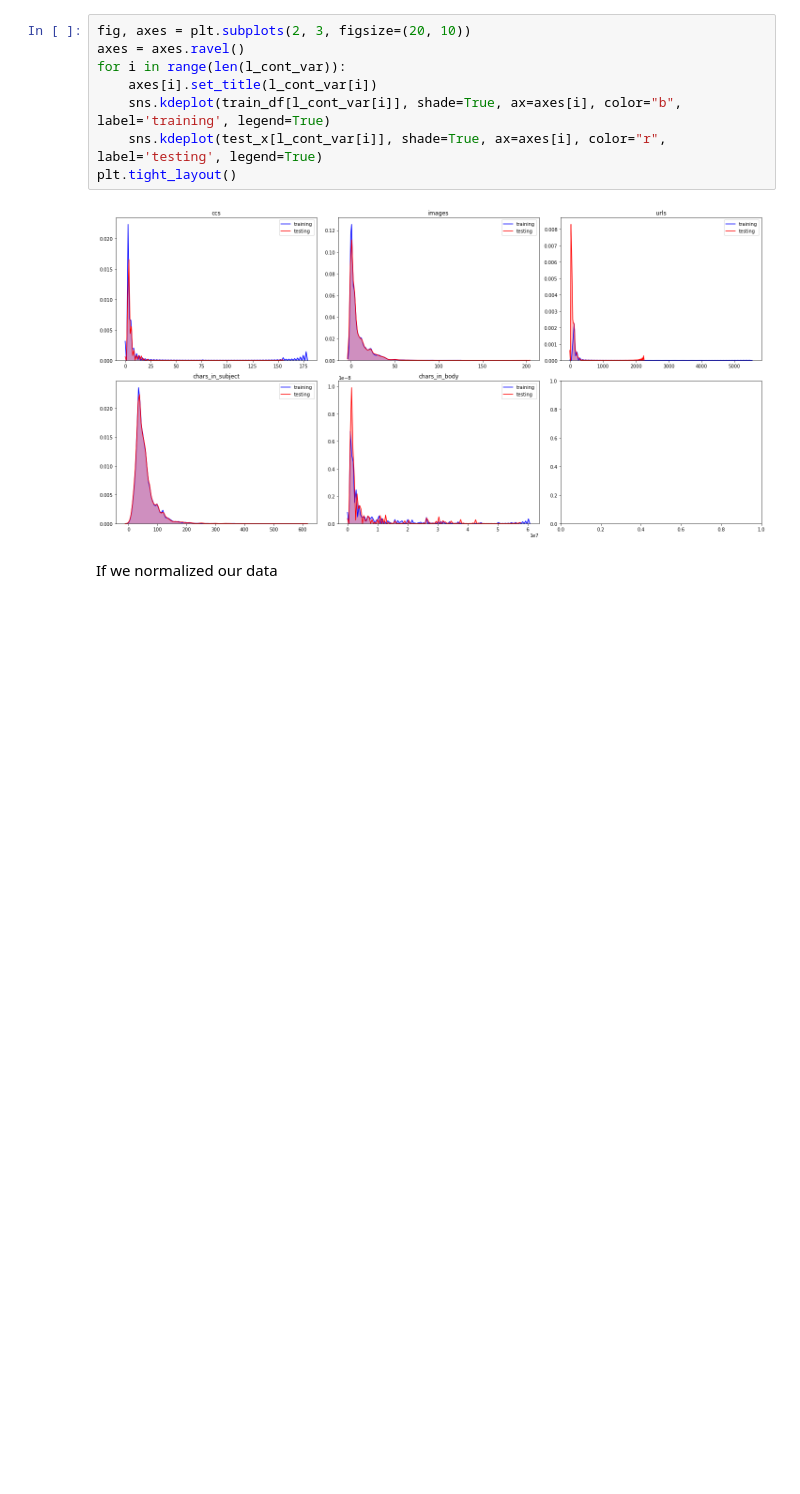
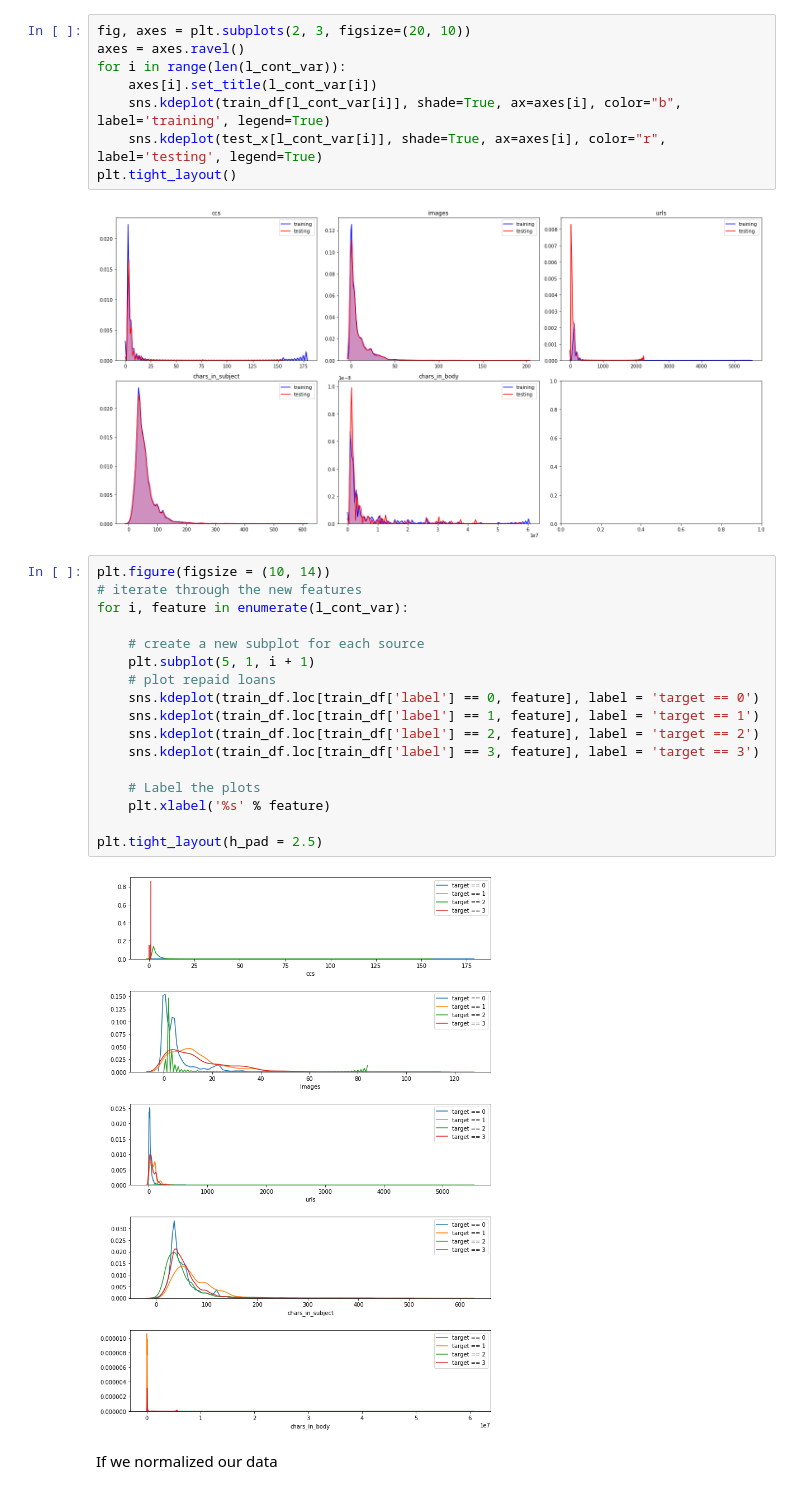
Before and after one commit to AntOhl/KaggleCompetition_MailClassificationChallenge, a Jupyter notebook: kaggle_ao_2.ipynb, the cells around one changed output. Drawn from its saved outputs; the diff is of its cells as text; blank space fills up the shorter version.

```diff
--- a/kaggle_ao_2.ipynb
+++ b/kaggle_ao_2.ipynb
@@ -241,6 +270,25 @@ for i in range(len(l_cont_var)):
 plt.tight_layout()
 # %% [output]
 [figure]
+# %%
+plt.figure(figsize = (10, 14))
+# iterate through the new features
+for i, feature in enumerate(l_cont_var):
+
+    # create a new subplot for each source
+    plt.subplot(5, 1, i + 1)
+    # plot repaid loans
+    sns.kdeplot(train_df.loc[train_df['label'] == 0, feature], label = 'target == 0')
+    sns.kdeplot(train_df.loc[train_df['label'] == 1, feature], label = 'target == 1')
+    sns.kdeplot(train_df.loc[train_df['label'] == 2, feature], label = 'target == 2')
+    sns.kdeplot(train_df.loc[train_df['label'] == 3, feature], label = 'target == 3')
+
+    # Label the plots
+    plt.xlabel('%s' % feature)
+
+plt.tight_layout(h_pad = 2.5)
+# %% [output]
+[figure, added]
 # %% [markdown]
 If we normalized our data
 # %%
```
Also changed, not shown: parts of 56 cells of this notebook.
